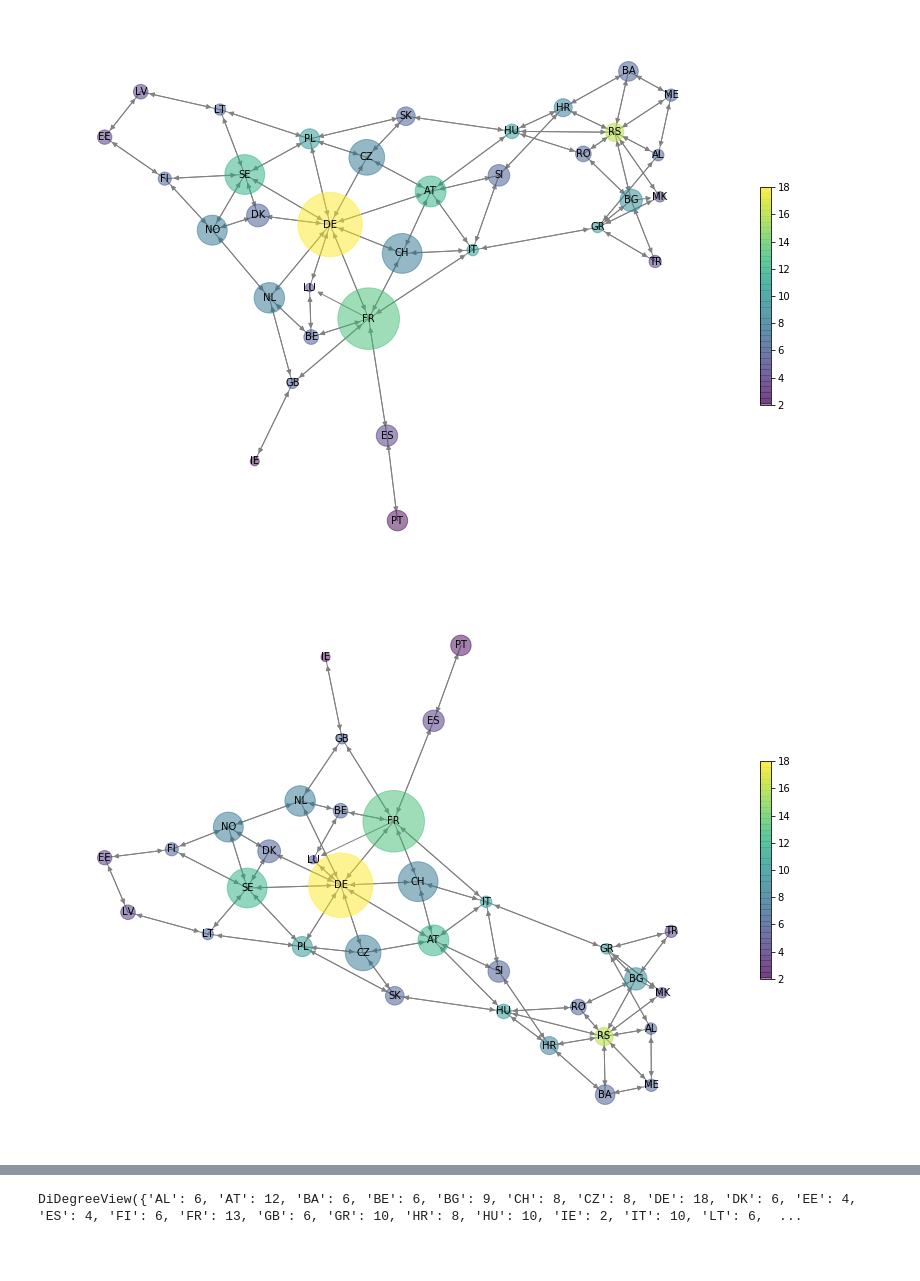
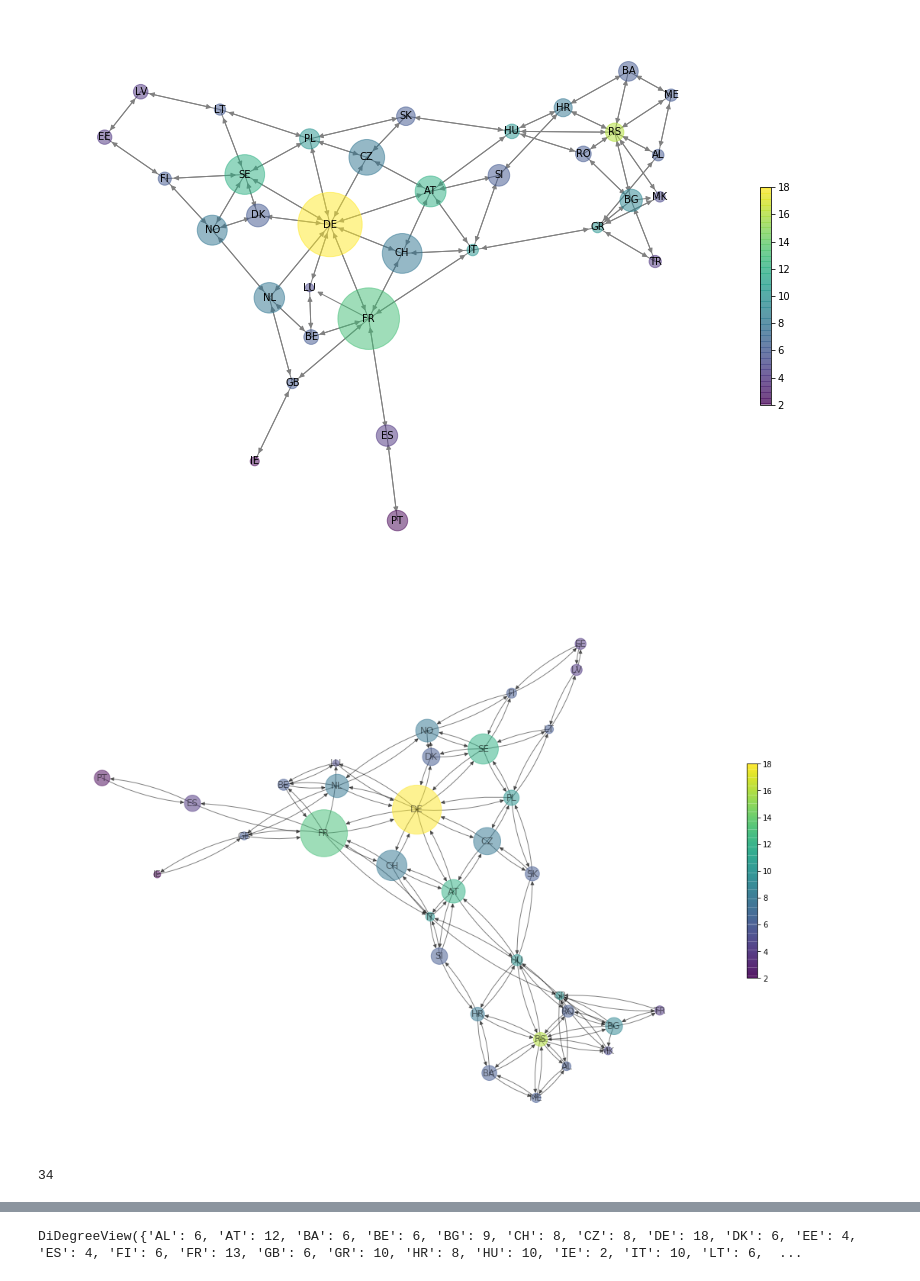
Before and after one commit to Sophie-Xiying-Liu/Analysis_and_Modelling_Social_Interactions, a Jupyter notebook: European_electricity_network_Xiying.ipynb, the cells around one changed output, grey strips where cells are left out. Saved outputs shown, nothing was run; the diff lists cells and outputs as text; code cells hidden in the pictures; blank space fills up the shorter version.

Commit message:
update weighted edges codes

```diff
--- a/European_electricity_network_Xiying.ipynb
+++ b/European_electricity_network_Xiying.ipynb
@@ -75,0 +78,3 @@ df_elec.head()
+# %%
+dict = df_elec.set_index(['Origin', 'Destination']).T.to_dict('list')
+dict
@@ -220,23 +389,30 @@ The set_clim function was deprecated in Matplotlib 3.1 and will be removed in 3.
 # %%
 plt.figure(figsize=(13,10))
 pos = nx.spring_layout(G, scale = 4)
 
 node_size = total_export/20
 
+nx.draw(G, pos, with_labels=True, connectionstyle='arc3, rad=0.1',
+       node_size=node_size, node_color=node_color, alpha=0.5,
+       edge_size=edge_size)
+
 # Draw nodes
-nodes = nx.draw_networkx_nodes(G,pos, node_size=node_size, node_color=node_color, alpha=0.5)
-# Draw edges
-edges = nx.draw_networkx_edges(G, pos, edge_size=edge_size, edge_color='grey', width=1,)
+# nodes = nx.draw_networkx_nodes(G,pos, node_size=node_size, node_color=node_color, alpha=0.5)
+# # Draw edges
+# edges = nx.draw_networkx_edges(G, pos, edge_size=edge_size, edge_color='grey', width=1,)
 
-# Add labels
-nx.draw_networkx_labels(G,pos,font_size=10)
-# nodes.set_edgecolor('gray')
+# # Add labels
+# nx.draw_networkx_labels(G,pos,font_size=10, connectionstyle='arc3, rad = 0.1')
+# # nodes.set_edgecolor('gray')
 
-# add a side bar with color scale for degree centrality
+# # add a side bar with color scale for degree centrality
 cbar = plt.colorbar(mappable=nodes, cax=None, ax=None, fraction=0.015, pad=0.04)
-#cbar.ScalarMappable.set_clim(0,1)
 
 plt.axis('off')
 plt.show()
 # %% [output]
-[figure, old version]
+[figure, new version]
+# %%
+len(G)
+# %% [output]
+34
```
Also changed, not shown: parts of 22 cells of this notebook, 8 other files.
